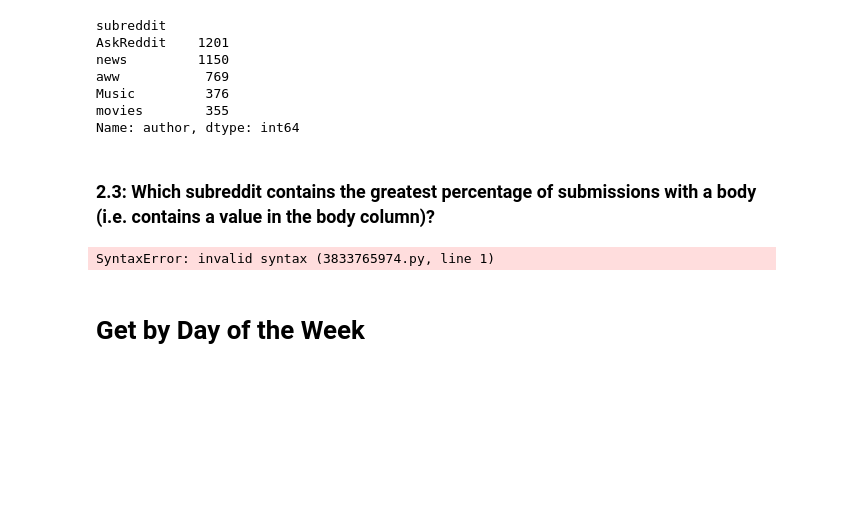
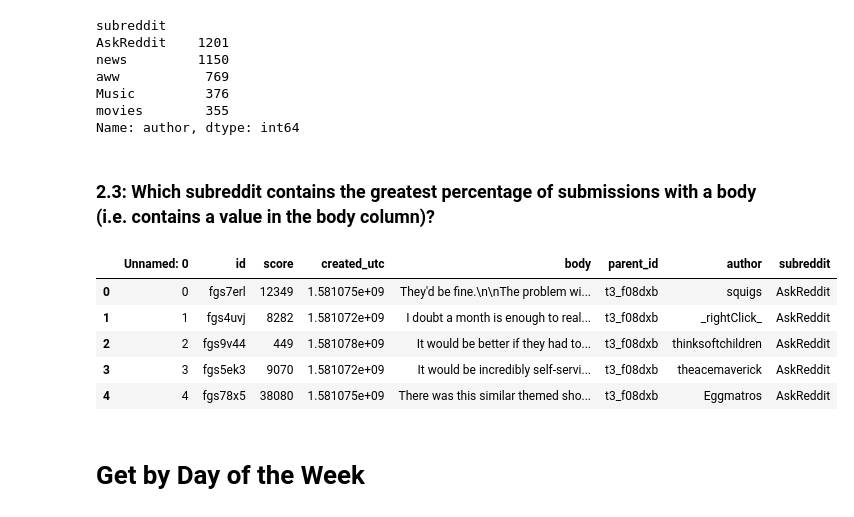
Before and after one commit to zoexoxo/BFOR-206_-Spring-2023, a Jupyter notebook: homework2.ipynb, the cells around one changed output. Saved outputs shown, nothing was run; the diff lists cells and outputs as text; code cells hidden in the pictures; blank space fills up the shorter version.

```diff
--- a/homework2.ipynb
+++ b/homework2.ipynb
@@ -67,10 +67,17 @@ movies        355
 Name: author, dtype: int64
 # %% [markdown]
 ### 2.3: Which subreddit contains the greatest percentage of submissions with a body (i.e. contains a value in the body column)?
-# %%
-subreddit = submission_df(percentage)
-# %% [output]
-SyntaxError: invalid syntax (3833765974.py, line 1)
+# %%
+comments_df = pd.read_csv('Data/comments_df_10.csv')
+
+comments_df.head()
+# %% [output]
+|  | Unnamed: 0 | id | score | created_utc | body | parent_id | author | subreddit |
+| 0 | 0 | fgs7erl | 12349 | 1.581075e+09 | They'd be fine.\n\nThe problem wi... | t3_f08dxb | squigs | AskReddit |
+| 1 | 1 | fgs4uvj | 8282 | 1.581072e+09 | I doubt a month is enough to real... | t3_f08dxb | _rightClick_ | AskReddit |
+| 2 | 2 | fgs9v44 | 449 | 1.581078e+09 | It would be better if they had to... | t3_f08dxb | thinksoftchildren | AskReddit |
+| 3 | 3 | fgs5ek3 | 9070 | 1.581072e+09 | It would be incredibly self-servi... | t3_f08dxb | theacemaverick | AskReddit |
+| 4 | 4 | fgs78x5 | 38080 | 1.581075e+09 | There was this similar themed sho... | t3_f08dxb | Eggmatros | AskReddit |
 # %% [markdown]
 # Get by Day of the Week
 # %% [markdown]
```
Also changed, not shown: parts of 2 cells of this notebook.
